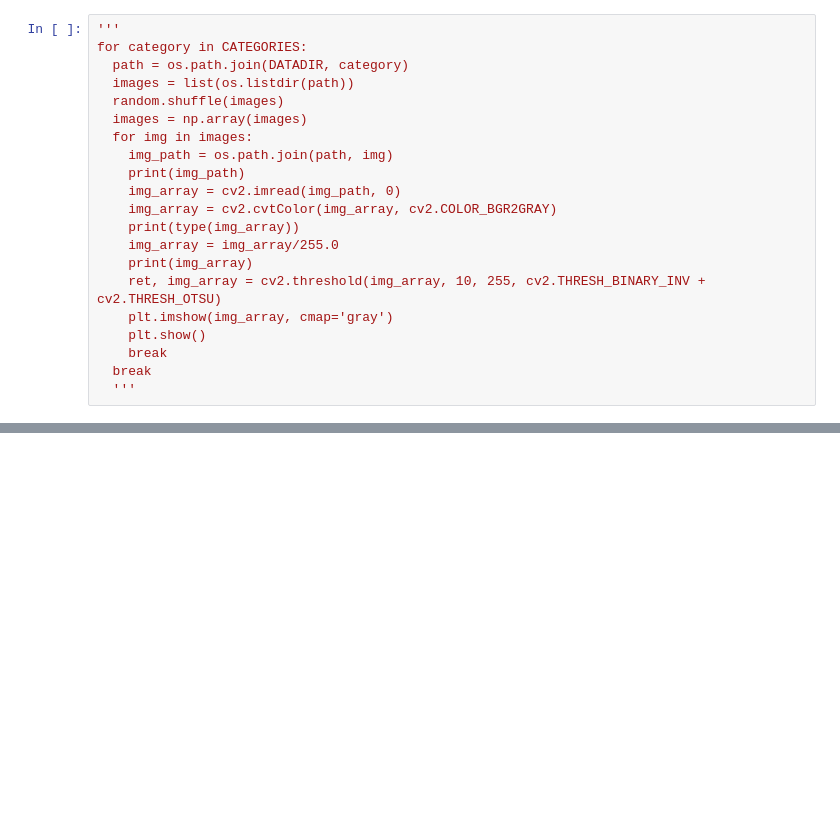
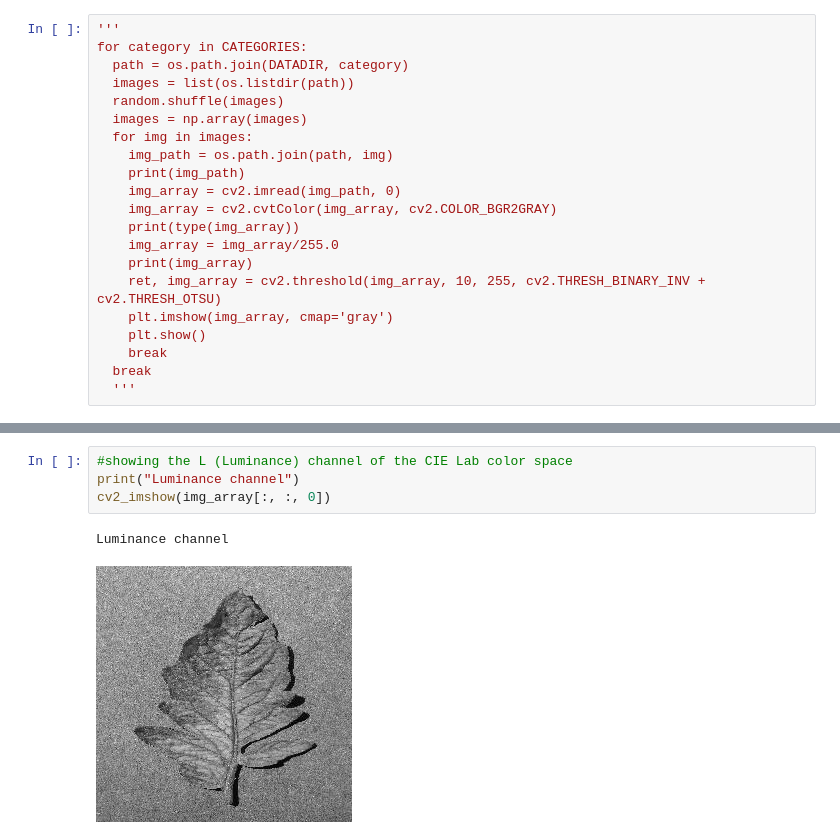
Before and after one commit to Razzf/NeuralNetworkFromScratch, a Jupyter notebook: TomatoDiseaseClsf.ipynb, the cells around one changed output, grey strips where cells are left out. Cells and saved outputs as stored; diff of their text form; blank space fills up the shorter version.

```diff
--- a/TomatoDiseaseClsf.ipynb
+++ b/TomatoDiseaseClsf.ipynb
@@ -59,0 +70,7 @@ NameError: ignored
+# %%
+#showing the L (Luminance) channel of the CIE Lab color space
+print("Luminance channel")
+cv2_imshow(img_array[:, :, 0])
+# %% [output]
+Luminance channel
+[figure, added]
```
Also changed, not shown: parts of 8 cells of this notebook.
